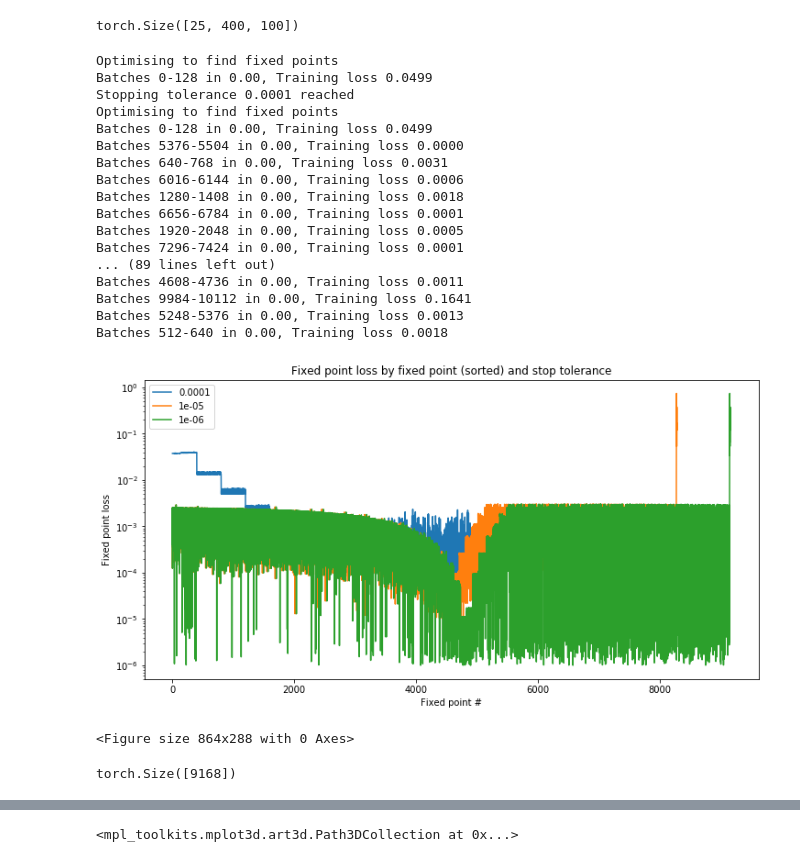
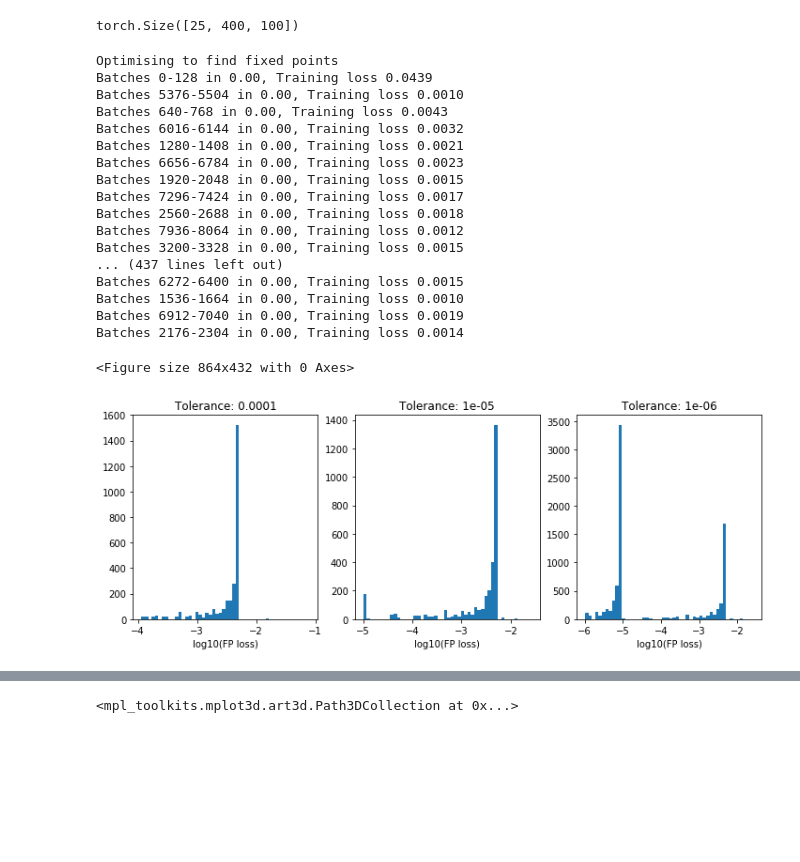
Before and after one commit to LPompe/TorchDynamics, a Jupyter notebook: notebooks/torch_dynamics.ipynb, the cells around one changed output, grey strips where cells are left out. Saved outputs shown, nothing was run; the diff lists cells and outputs as text; code cells hidden in the pictures; blank space fills up the shorter version.

```diff
--- a/notebooks/torch_dynamics.ipynb
+++ b/notebooks/torch_dynamics.ipynb
@@ -53,7 +51,7 @@ def get_noise_dataset(input_params):
     white_noise = noise + b
 
     true_integral = torch.cumsum(white_noise, 0)
-    final_target = torch.Tensor([1.0*((true_integral[-1] > 0.0)-0.5)])
+    final_target = torch.Tensor([(true_integral[-1] > 0.0)])
 
     target_t = torch.zeros(true_integral.shape[0]-1)
     targets_t = torch.cat([target_t, final_target], dim=0)
@@ -188,7 +190,7 @@ Loss on a new large batch: 0.014440461993217468
 ## Fixed points
 # %%
 # Fixed point optimization hyperparameters
-fp_num_batches = 10000         # Total number of batches to train on.
+fp_num_batches = 30000         # Total number of batches to train on.
 fp_batch_size = 128          # How many examples in each batch
 fp_step_size = 0.2          # initial learning rate
 fp_decay_factor = 0.9999     # decay the learning rate this much
@@ -231,48 +233,46 @@ for tol in p_tols:
 
 
     candidates = hiddens.view(-1, 100)
-    fp_dict[tol] = find_fps(gru.gru, candidates, opt_params)
+    fp_dict[tol] = find_fps(gru.gru, torch.nn.Parameter(candidates), opt_params, device='cuda')
 # %% [output]
 Optimising to find fixed points
-Batches 0-128 in 0.00, Training loss 0.0499
-Stopping tolerance 0.0001 reached
-Optimising to find fixed points
-Batches 0-128 in 0.00, Training loss 0.0499
-Batches 5376-5504 in 0.00, Training loss 0.0000
-Batches 640-768 in 0.00, Training loss 0.0031
-Batches 6016-6144 in 0.00, Training loss 0.0006
-Batches 1280-1408 in 0.00, Training loss 0.0018
-Batches 6656-6784 in 0.00, Training loss 0.0001
-Batches 1920-2048 in 0.00, Training loss 0.0005
-Batches 7296-7424 in 0.00, Training loss 0.0001
-... (89 lines left out)
-Batches 4608-4736 in 0.00, Training loss 0.0011
-Batches 9984-10112 in 0.00, Training loss 0.1641
-Batches 5248-5376 in 0.00, Training loss 0.0013
-Batches 512-640 in 0.00, Training loss 0.0018
+Batches 0-128 in 0.00, Training loss 0.0439
+Batches 5376-5504 in 0.00, Training loss 0.0010
+Batches 640-768 in 0.00, Training loss 0.0043
+Batches 6016-6144 in 0.00, Training loss 0.0032
+Batches 1280-1408 in 0.00, Training loss 0.0021
+Batches 6656-6784 in 0.00, Training loss 0.0023
+Batches 1920-2048 in 0.00, Training loss 0.0015
+Batches 7296-7424 in 0.00, Training loss 0.0017
+Batches 2560-2688 in 0.00, Training loss 0.0018
+Batches 7936-8064 in 0.00, Training loss 0.0012
+Batches 3200-3328 in 0.00, Training loss 0.0015
+... (437 lines left out)
+Batches 6272-6400 in 0.00, Training loss 0.0015
+Batches 1536-1664 in 0.00, Training loss 0.0010
+Batches 6912-7040 in 0.00, Training loss 0.0019
+Batches 2176-2304 in 0.00, Training loss 0.0014
 # %%
 f1 = plt.figure(figsize=(12,6))
 
-for tol in p_tols:
-    plt.semilogy(fp_dict[tol][2].cpu());
-    plt.xlabel('Fixed point #')
-    plt.ylabel('Fixed point loss');
-plt.legend(p_tols)
-plt.title('Fixed point loss by fixed point (sorted) and stop tolerance')
+#for tol in p_tols:
+#    plt.semilogy(fp_dict[tol][2].cpu());
+#    plt.xlabel('Fixed point #')
+#    plt.ylabel('Fixed point loss');
+#plt.legend(p_tols)
+#plt.title('Fixed point loss by fixed point (sorted) and stop tolerance')
 
 f2 = plt.figure(figsize=(12,4))
 
-#pidx = 1
-#nfp_tols = len(fp_tols)
-#for tol_idx, tol in enumerate(fp_tols):
-#    plt.subplot(1, nfp_tols, pidx); pidx += 1
-#    plt.hist(onp.log10(fp_loss_fun(all_fps[tol]['fps'])), 50);
-#    plt.xlabel('log10(FP loss)')
-#    plt.title('Tolerance: ' + str(tol));
+pidx = 1
+nfp_tols = len(p_tols)
+for tol_idx, tol in enumerate(p_tols):
+    plt.subplot(1, nfp_tols, pidx); pidx += 1
+    plt.hist(np.log10(fp_dict[tol][2].cpu()), 50)
+    plt.xlabel('log10(FP loss)')
+    plt.title('Tolerance: ' + str(tol))
 # %% [output]
+<Figure size 864x432 with 0 Axes>
-[figure, old version]
+[figure, new version]
-<Figure size 864x288 with 0 Axes>
 # %%
-fp_dict[tol][2].shape
+fp_dict[tol][1].shape
-# %% [output]
-torch.Size([9168])
```
Also changed, not shown: parts of 8 cells of this notebook, 4 other files.
